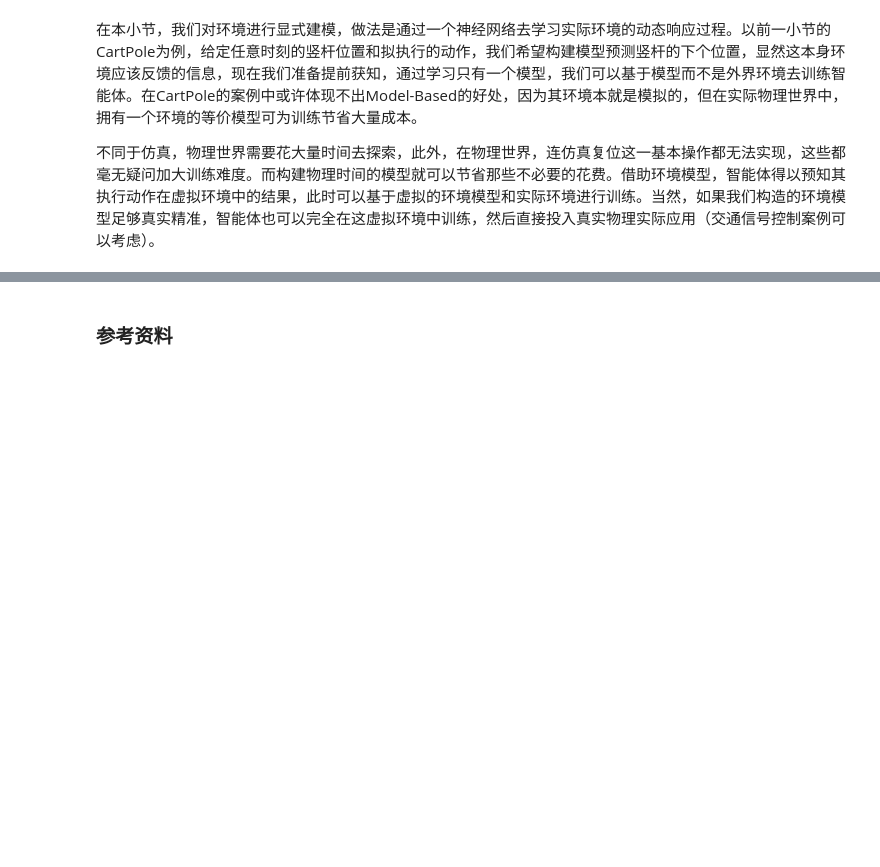
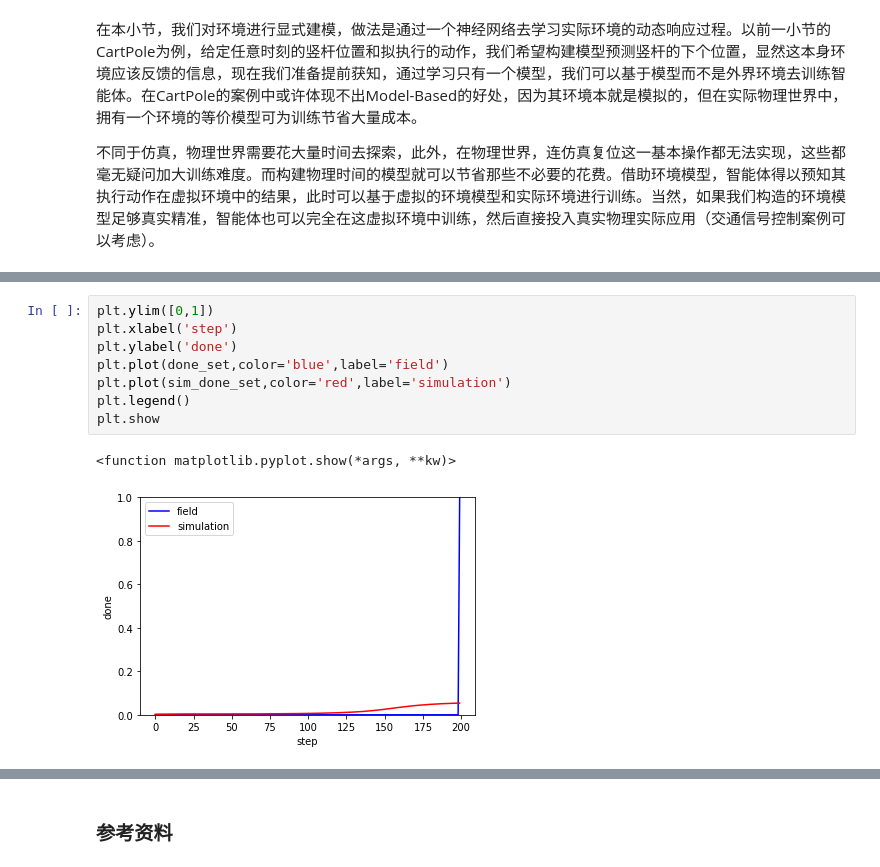
Before and after one commit to Wangjw6/research, a Jupyter notebook: ML/Others/Reinforcement Learning.ipynb, the cells around one changed output, grey strips where cells are left out. Drawn from its saved outputs; the diff is of its cells as text; blank space fills up the shorter version.

```diff
--- a/ML/Others/Reinforcement Learning.ipynb
+++ b/ML/Others/Reinforcement Learning.ipynb
@@ -780,0 +931,11 @@ print(ai)
+# %%
+plt.ylim([0,1])
+plt.xlabel('step')
+plt.ylabel('done')
+plt.plot(done_set,color='blue',label='field')
+plt.plot(sim_done_set,color='red',label='simulation')
+plt.legend()
+plt.show
+# %% [output]
+<function matplotlib.pyplot.show(*args, **kw)>
+[figure, added]
```
Also changed, not shown: parts of 26 cells of this notebook.
